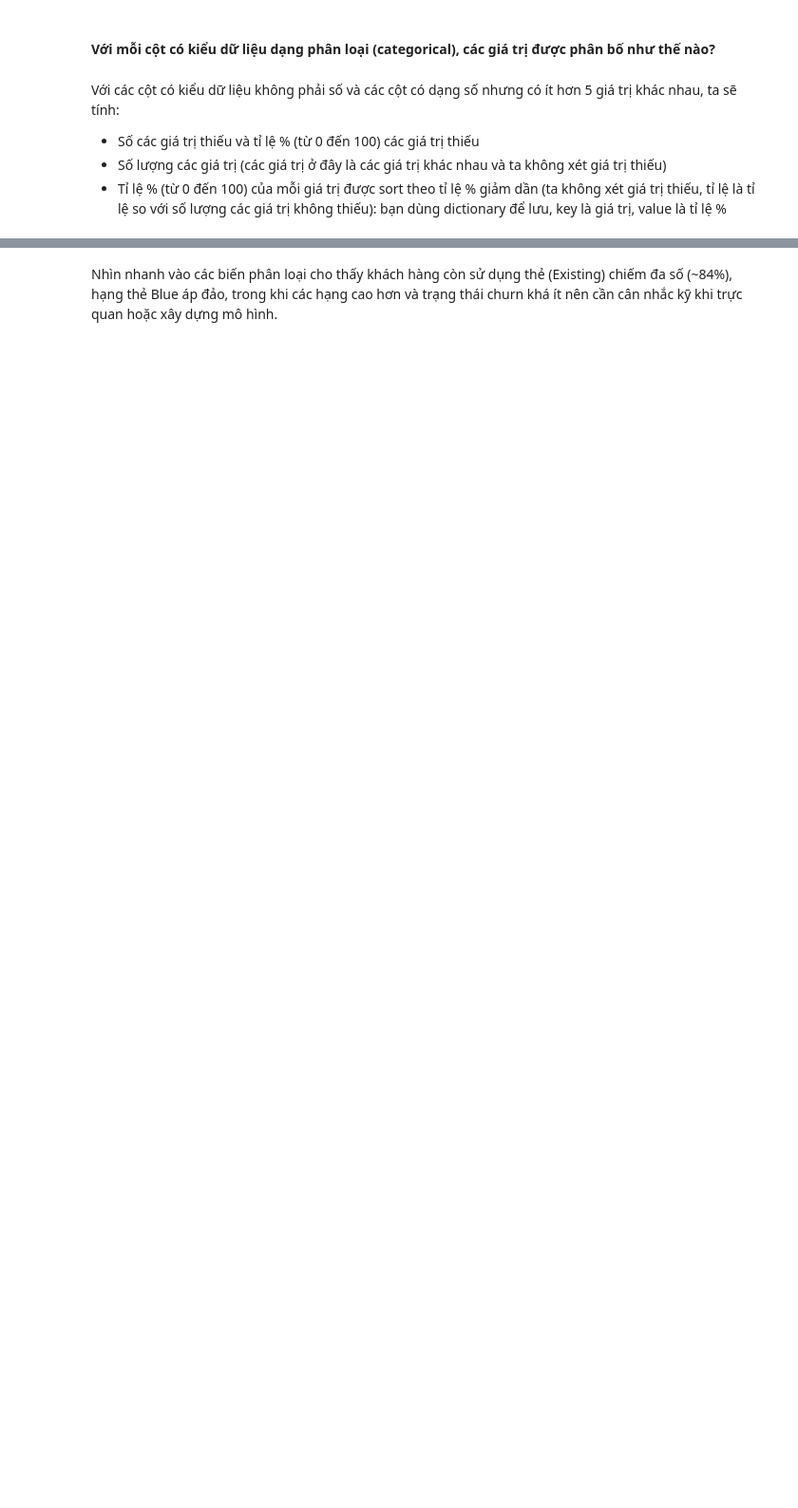
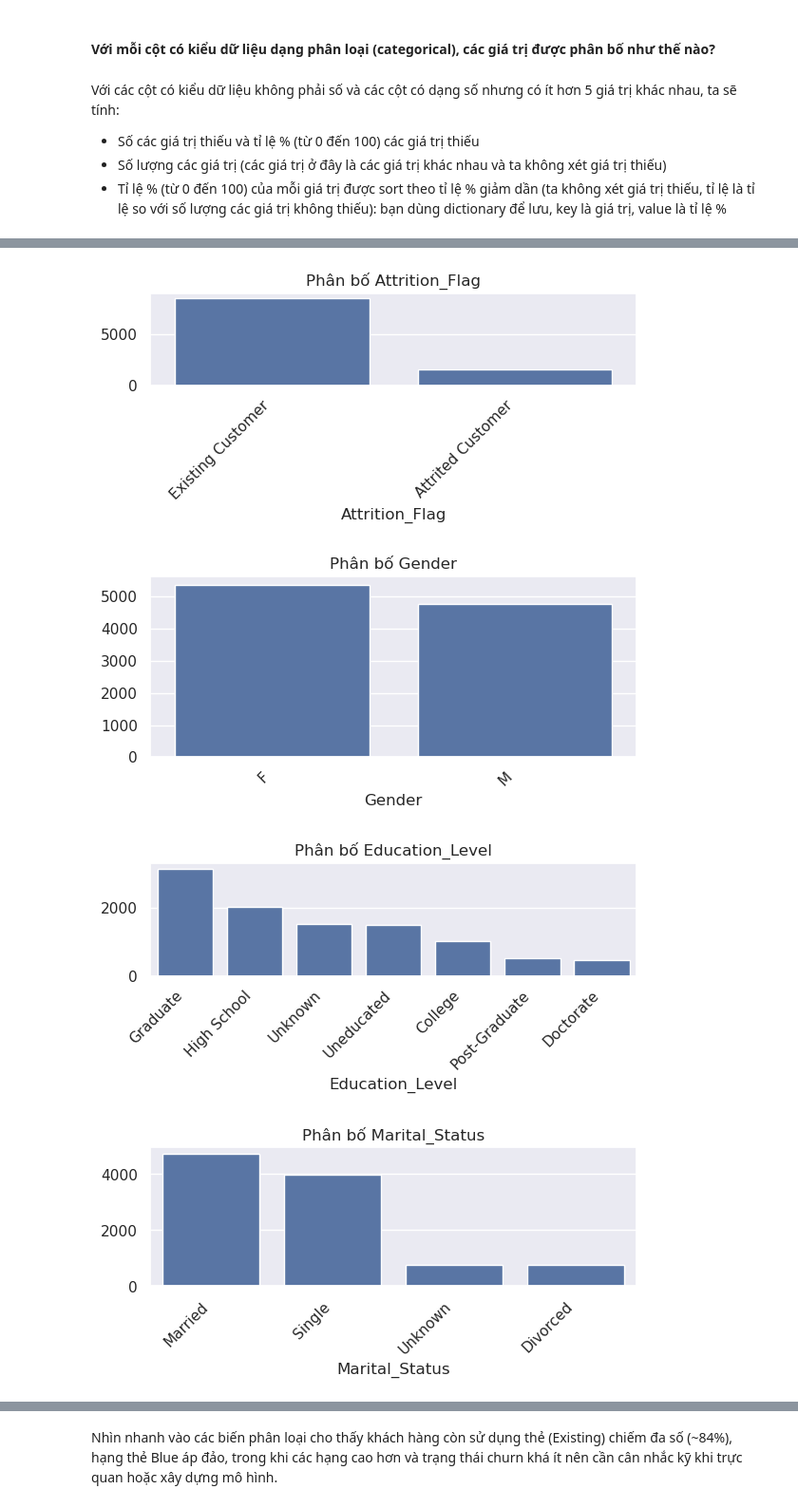
Before and after one commit to Khoa-Neee/P4DS_Final-Project, a Jupyter notebook: main.ipynb, the cells around one changed output, grey strips where cells are left out. Shown: that part at 95% size. Saved outputs shown, nothing was run; the diff lists cells and outputs as text; code cells hidden in the pictures; blank space fills up the shorter version.

```diff
--- a/main.ipynb
+++ b/main.ipynb
@@ -347,6 +402,6 @@ numeric
 # %%
 num_summary_rows = []
-for col in numeric:
+for col in numerical_cols:
     s = df[col]
     missing = s.isna().sum()
     missing_pct = round(missing/len(s)*100,2)
@@ -368,6 +423,5 @@ for col in numeric:
         'max': max_val
     })
 num_summary_df = pd.DataFrame(num_summary_rows)
-print('\n=== Thống kê numeric ===')
 num_summary_df
 # %% [output]
@@ -389,0 +445,14 @@ num_summary_df
+# %%
+# IQR outlier detection
+outlier_rows = []
+for col in numerical_cols:
+    s = df[col].dropna()
+    if s.nunique() < 5:
+        continue
+    q1, q3 = s.quantile([0.25,0.75])
+    iqr = q3 - q1
+    lower, upper = q1 - 1.5*iqr, q3 + 1.5*iqr
+    mask = (s < lower) | (s > upper)
+    outlier_rows.append({"column": col, "outliers": mask.sum(), "percent": round(mask.sum()/len(s)*100,2)})
+
+pd.DataFrame(outlier_rows)
@@ -389,0 +481,3 @@ num_summary_df
+# %%
+categorical_cols = df.select_dtypes(include=['object']).columns
+categorical_cols
@@ -398,7 +496,7 @@ Với các cột có kiểu dữ liệu không phải số và các cột có d
 # %%
 # Thống kê nhóm biến categorical
 cat_summary_rows = []
-for col in categorical:
+for col in categorical_cols:
     s = df[col]
     missing = s.isna().sum()
     missing_pct = round(missing/len(s)*100,2)
@@ -414,17 +512,4 @@ for col in categorical:
     })
 cat_summary_df = pd.DataFrame(cat_summary_rows)
 cat_summary_df
-
-# === Trực quan nhanh một số biến categorical (giới hạn số giá trị <= 15) ===
-import matplotlib.pyplot as plt
-import seaborn as sns
-for col in categorical:
-    vc = df[col].value_counts(dropna=False)
-    if vc.shape[0] <= 15:
-        plt.figure(figsize=(6,3))
-        sns.barplot(x=vc.index.astype(str), y=vc.values)
-        plt.title(f'Phân bố {col}')
-        plt.xticks(rotation=45, ha='right')
-        plt.tight_layout()
-        plt.show()
 # %% [output]
@@ -436,0 +525,15 @@ for col in categorical:
+# %%
+for col in categorical_cols:
+    vc = df[col].value_counts(dropna=False)
+    if vc.shape[0] <= 15:
+        plt.figure(figsize=(6,3))
+        sns.barplot(x=vc.index.astype(str), y=vc.values)
+        plt.title(f'Phân bố {col}')
+        plt.xticks(rotation=45, ha='right')
+        plt.tight_layout()
+        plt.show()
+# %% [output]
+[figure, added]
+[figure, added]
+[figure, added]
+[figure, added]
```
Also changed, not shown: parts of 71 cells of this notebook.
